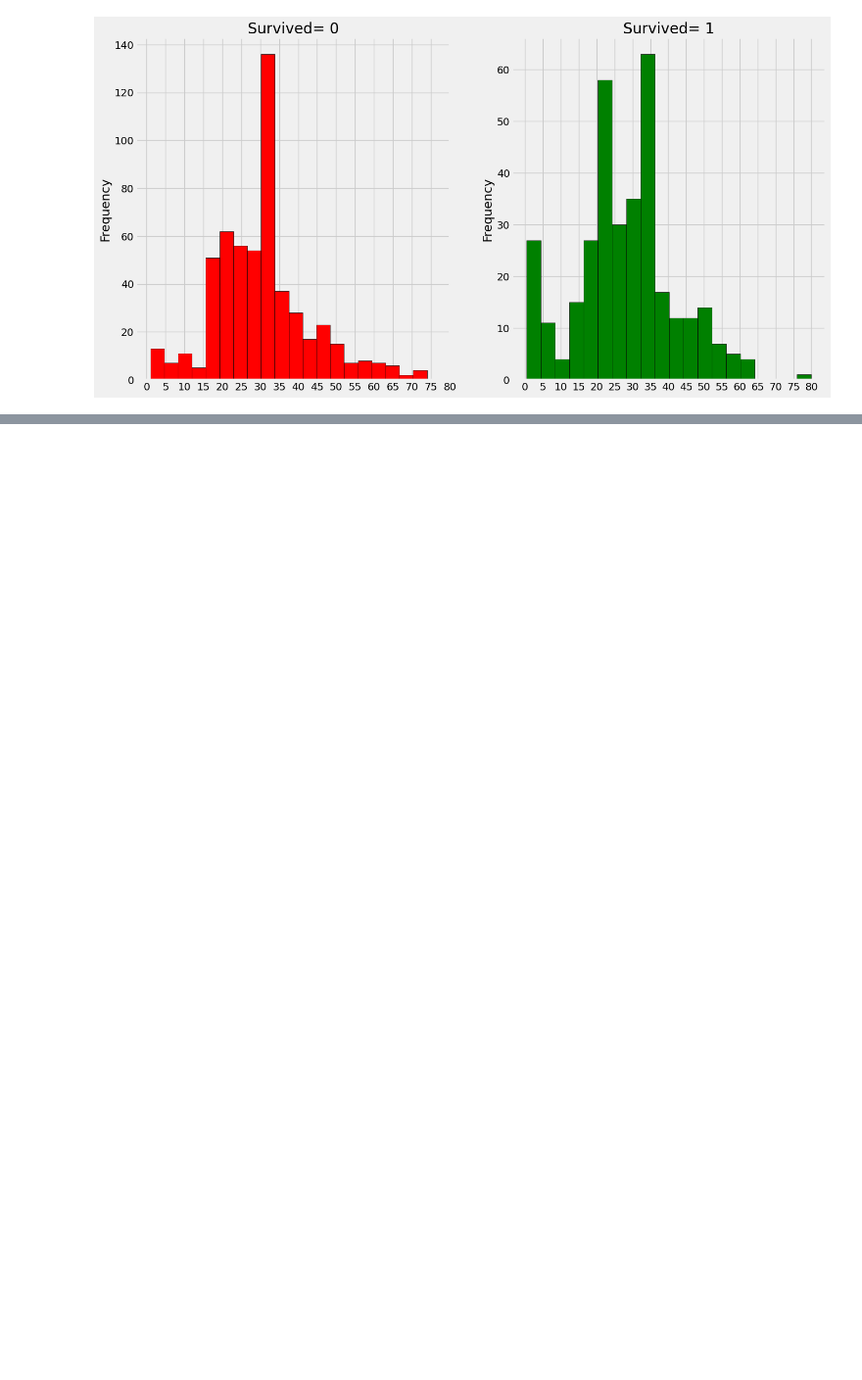
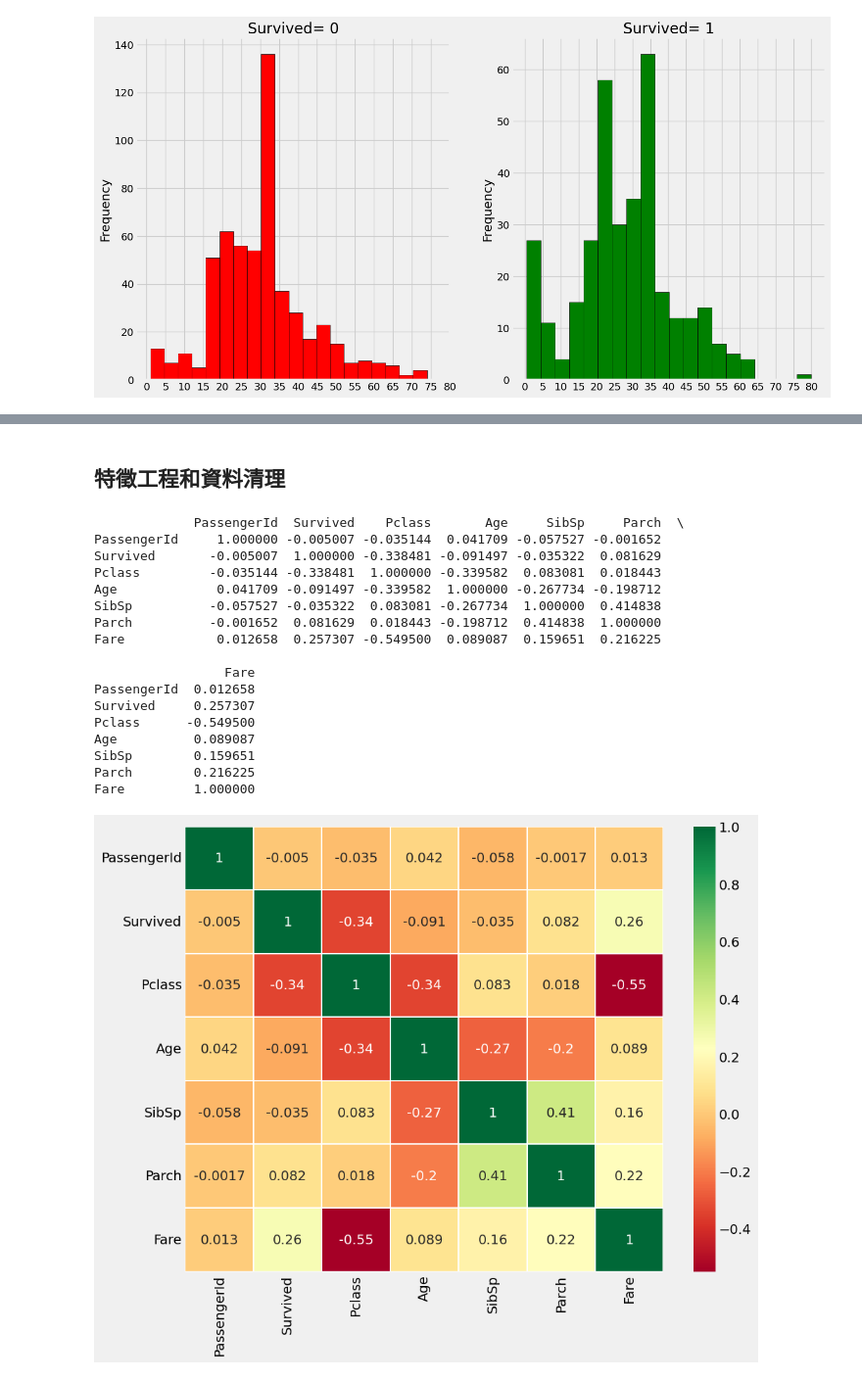
Before and after one commit to Ning306/tanic_workspace, a Jupyter notebook: tanic_EDA.ipynb, the cells around one changed output, grey strips where cells are left out. Shown at 98% size. Drawn from its saved outputs; the diff is of its cells as text; code cells hidden in the pictures; blank space fills up the shorter version.

```diff
--- a/tanic_EDA.ipynb
+++ b/tanic_EDA.ipynb
@@ -239,0 +254,43 @@ plt.show()
+# %% [markdown]
+## 特徵工程和資料清理
+# %%
+import seaborn as sns
+import matplotlib.pyplot as plt
+
+# Select only numeric columns from the DataFrame
+numeric_data = data.select_dtypes(include=['float64', 'int64'])  # 只選取是數值的欄位
+
+# 計算數值型數據的相關係數矩陣
+correlation_matrix = numeric_data.corr()
+print(correlation_matrix)
+
+# Plot the heatmap with the correlation matrix
+sns.heatmap(correlation_matrix, annot=True, cmap='RdYlGn', linewidths=0.2)
+
+# Adjust the figure size
+fig = plt.gcf()
+fig.set_size_inches(10, 8)
+
+# Show the plot
+plt.show()
+
+#無共線性問題，因此所有變數皆可以繼續使用
+# %% [output]
+             PassengerId  Survived    Pclass       Age     SibSp     Parch  \
+PassengerId     1.000000 -0.005007 -0.035144  0.041709 -0.057527 -0.001652
+Survived       -0.005007  1.000000 -0.338481 -0.091497 -0.035322  0.081629
+Pclass         -0.035144 -0.338481  1.000000 -0.339582  0.083081  0.018443
+Age             0.041709 -0.091497 -0.339582  1.000000 -0.267734 -0.198712
+SibSp          -0.057527 -0.035322  0.083081 -0.267734  1.000000  0.414838
+Parch          -0.001652  0.081629  0.018443 -0.198712  0.414838  1.000000
+Fare            0.012658  0.257307 -0.549500  0.089087  0.159651  0.216225
+
+                 Fare
+PassengerId  0.012658
+Survived     0.257307
+Pclass      -0.549500
+Age          0.089087
+SibSp        0.159651
+Parch        0.216225
+Fare         1.000000
+[figure, added]
```
Also changed, not shown: parts of 33 cells of this notebook.
